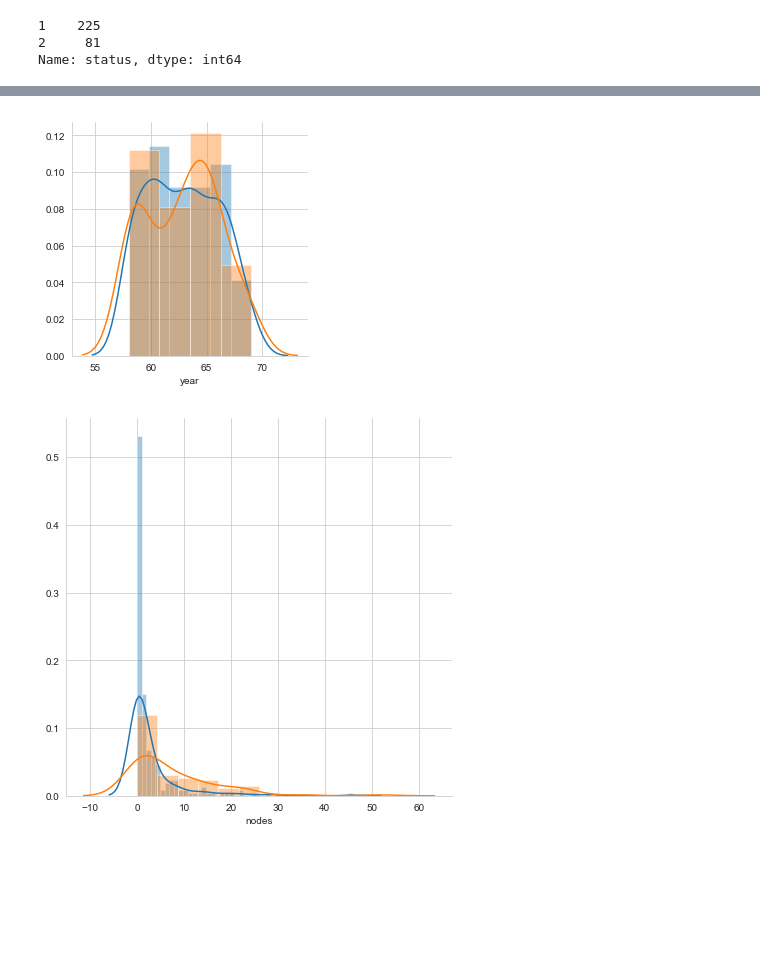
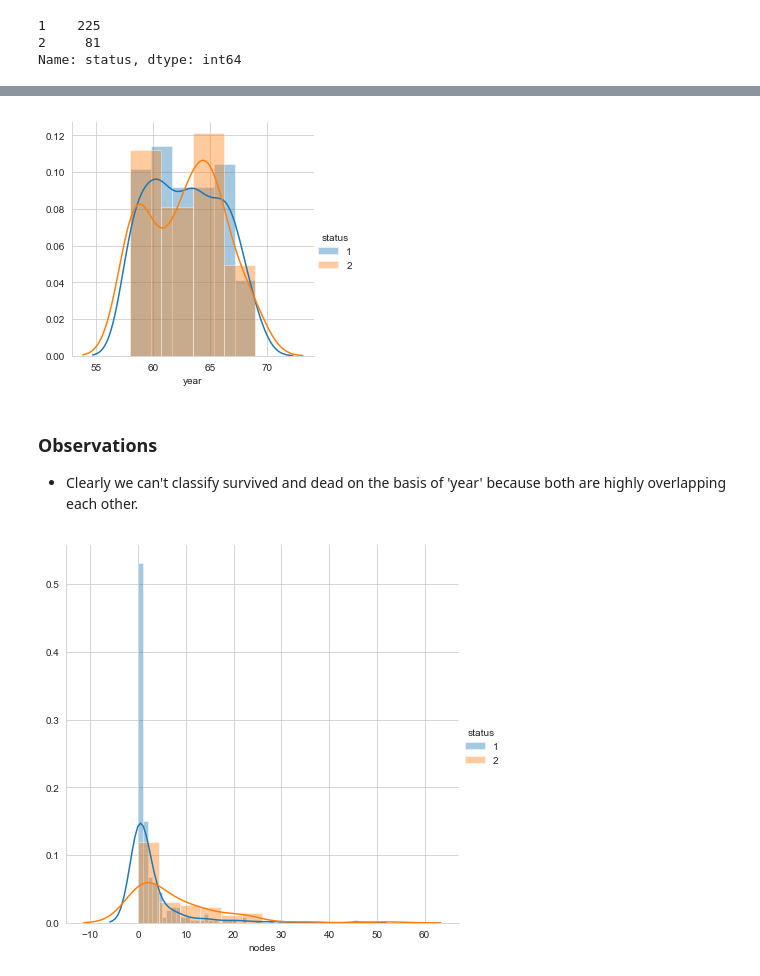
Before and after one commit to shubham-mishra/ML-Material, a Jupyter notebook: 2 Data Science- Exploratory Data Analysis and Data Visualization/1 Plotting for EDA/haberman_analysis.ipynb, the cells around one changed output, grey strips where cells are left out. Drawn from its saved outputs; the diff is of its cells as text; code cells hidden in the pictures; blank space fills up the shorter version.

```diff
--- a/2 Data Science- Exploratory Data Analysis and Data Visualization/1 Plotting for EDA/haberman_analysis.ipynb
+++ b/2 Data Science- Exploratory Data Analysis and Data Visualization/1 Plotting for EDA/haberman_analysis.ipynb
@@ -26,9 +26,3 @@ hab['status'].value_counts()
 1    225
 2     81
 Name: status, dtype: int64
-# %%
-plt.close();
-sns.set_style("whitegrid");
-sns.pairplot(hab, hue="status", diag_kind='hist',size=4)
-
-plt.show()
@@ -42,10 +51,17 @@ sns.FacetGrid(hab, hue="status", size=4).map(sns.distplot, 'age');
 # %%
 #generating pdf for year
-sns.FacetGrid(hab, hue="status", size=4).map(sns.distplot, 'year');
+sns.FacetGrid(hab, hue="status", size=4)\
+    .map(sns.distplot, 'year')\
+    .add_legend();
 # %% [output]
-[figure, old version]
+[figure, new version]
+# %% [markdown]
+### Observations
+* Clearly we can't classify survived and dead on the basis of 'year' because both are highly overlapping each other.
 # %%
 #generating pdf for nodes
-sns.FacetGrid(hab, hue="status", size=6).map(sns.distplot, 'nodes');
+sns.FacetGrid(hab, hue="status", size=6)\
+    .map(sns.distplot, 'nodes')\
+    .add_legend();
 # %% [output]
-[figure, old version]
+[figure, new version]
```
Also changed, not shown: parts of 25 cells of this notebook, 2 other files.
